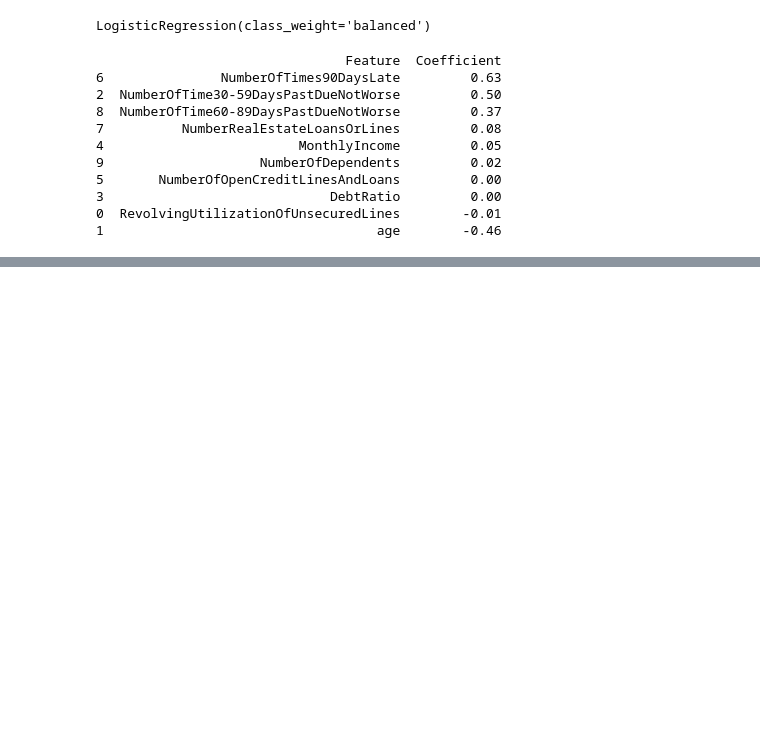
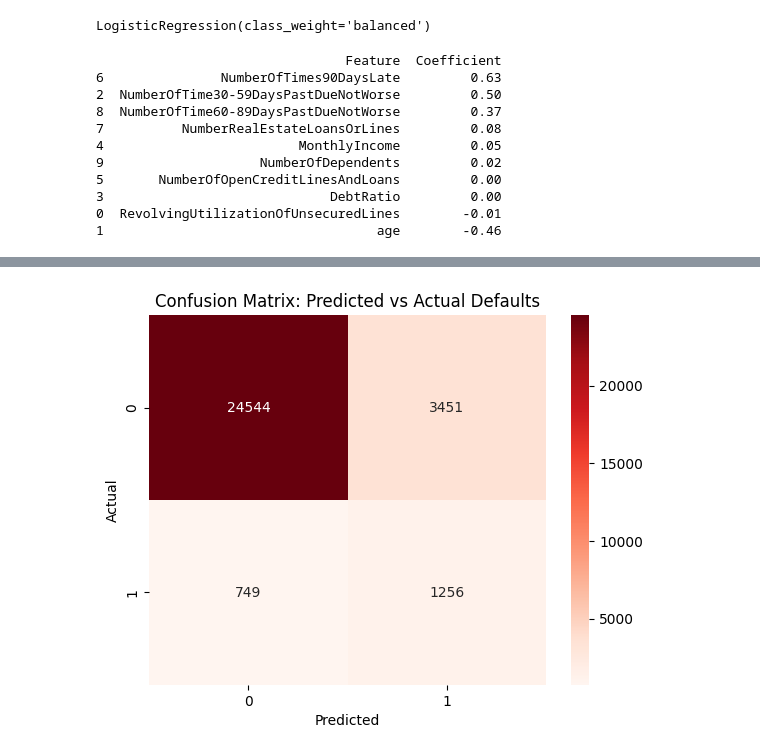
Before and after one commit to RSP004/Credit-Default-Risk-Prediction, a Jupyter notebook: 00 - Data_Exploration.ipynb, the cells around one changed output, grey strips where cells are left out. Drawn from its saved outputs; the diff is of its cells as text; code cells hidden in the pictures; blank space fills up the shorter version.

Commit message:
LR Model Performance

```diff
--- a/00 - Data_Exploration.ipynb
+++ b/00 - Data_Exploration.ipynb
@@ -774,3 +793,18 @@ print(coef_df)
 3                             DebtRatio         0.00
 0  RevolvingUtilizationOfUnsecuredLines        -0.01
 1                                   age        -0.46
+# %%
+# from sklearn.metrics import roc_auc_score, confusion_matrix, classification_report
+
+# Get Probabilities
+y_probs = lr_model.predict_proba(X_val_imputed)[:, 1]
+
+# Calculate AUC-ROC
+auc = roc_auc_score(y_val, y_probs)
+print(f"The AUC-ROC Score is: {auc:.4f}")
+
+# View the Confusion Matrix (using 0.5 as the default threshold)
+y_pred = lr_model.predict(X_val_imputed)
+cm = confusion_matrix(y_val, y_pred)
+
+print(classification_report(y_val, y_pred))
@@ -776,0 +821,9 @@ print(coef_df)
+# %%
+# plt.figure(figsize=(6,4))
+sns.heatmap(cm, annot=True, fmt='d', cmap='Reds')
+plt.title('Confusion Matrix: Predicted vs Actual Defaults')
+plt.ylabel('Actual')
+plt.xlabel('Predicted')
+plt.show()
+# %% [output]
+[figure, added]
```
Also changed, not shown: parts of 23 cells of this notebook.
